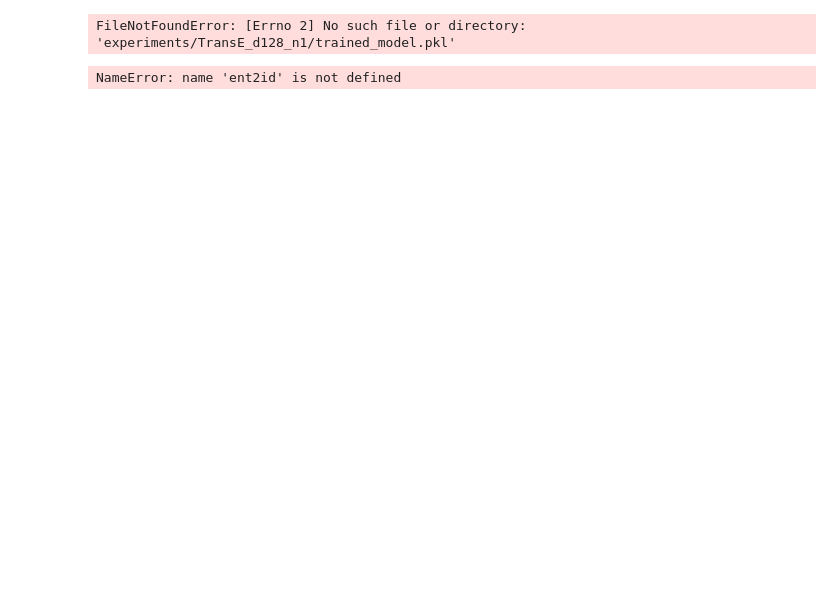
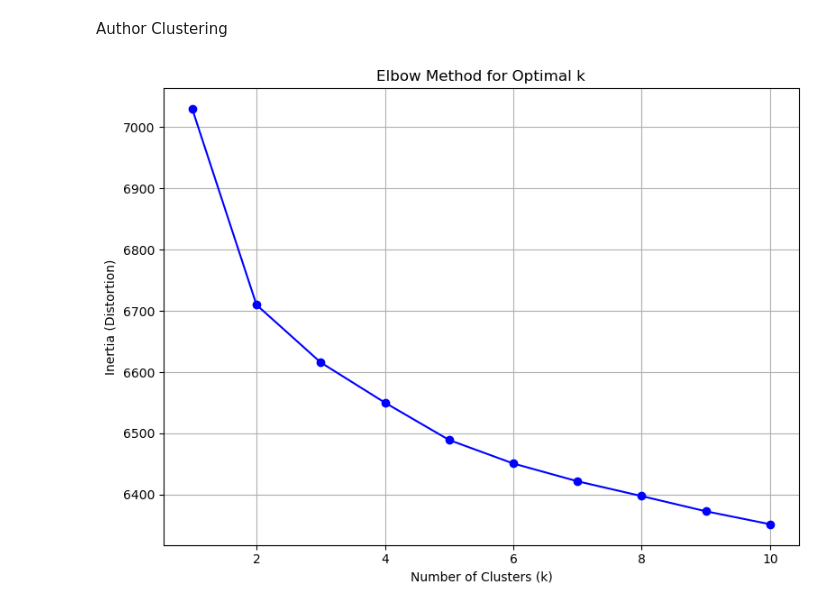
Before and after one commit to inigopm/sdm_knowledge_graphs, a Jupyter notebook: C/C4_ExploitingKGE.ipynb, the cells around one changed output. Drawn from its saved outputs; the diff is of its cells as text; code cells hidden in the pictures; blank space fills up the shorter version.

Commit message:
fix path routes and notebook for c4

```diff
--- a/C/C4_ExploitingKGE.ipynb
+++ b/C/C4_ExploitingKGE.ipynb
@@ -8,36 +19,33 @@ import matplotlib.pyplot as plt
 # %%
-model_dir = Path('experiments/TransE_d128_n1')  # <-- choose the model folder
+model_dir = Path('C3_experiments/TransE_d128_n1')  # <-- choose the model folder
 model = torch.load(model_dir / 'trained_model.pkl', weights_only=False)
 tf = TriplesFactory.from_path_binary(model_dir / 'training_triples')
 
 entity_emb = model.entity_representations[0]().detach().cpu()
 ent2id = tf.entity_to_id
 id2ent = {v: k for k, v in ent2id.items()}
-# %% [output]
-FileNotFoundError: [Errno 2] No such file or directory: 'experiments/TransE_d128_n1/trained_model.pkl'
 # %%
-author_ids = [idx for ent, idx in ent2id.items() if 'author' in ent]
+author_ids = [idx for ent, idx in ent2id.items() if isinstance(ent, str) and 'author' in ent]
 author_labels = [id2ent[idx] for idx in author_ids]
 author_vectors = entity_emb[author_ids]
-# %% [output]
-NameError: name 'ent2id' is not defined
+# %% [markdown]
+Author Clustering
 # %%
-n_clusters = 5
-kmeans = KMeans(n_clusters=n_clusters, random_state=0)
-cluster_labels = kmeans.fit_predict(author_vectors)
+inertias = []
+k_range = range(1, 11)
+for k in k_range:
+    kmeans = KMeans(n_clusters=k, random_state=0)
+    kmeans.fit(author_vectors)
+    inertias.append(kmeans.inertia_)
 # %%
-pca = PCA(n_components=2)
-reduced = pca.fit_transform(author_vectors)
-
 plt.figure(figsize=(8, 6))
-for i in range(n_clusters):
-    plt.scatter(reduced[cluster_labels == i, 0],
-                reduced[cluster_labels == i, 1],
-                label=f'Cluster {i}')
-plt.title('KMeans Clustering of Authors (PCA Projection)')
-plt.xlabel('PCA 1')
-plt.ylabel('PCA 2')
-plt.legend()
+plt.plot(k_range, inertias, 'bo-')
+plt.xlabel('Number of Clusters (k)')
+plt.ylabel('Inertia (Distortion)')
+plt.title('Elbow Method for Optimal k')
+plt.grid(True)
 plt.tight_layout()
-plt.savefig('author_clusters.png')
+plt.savefig('elbow_plot.png')
 plt.show()
+# %% [output]
+[figure, added]
```
Also changed, not shown: parts of 5 cells of this notebook, 17 other files.
